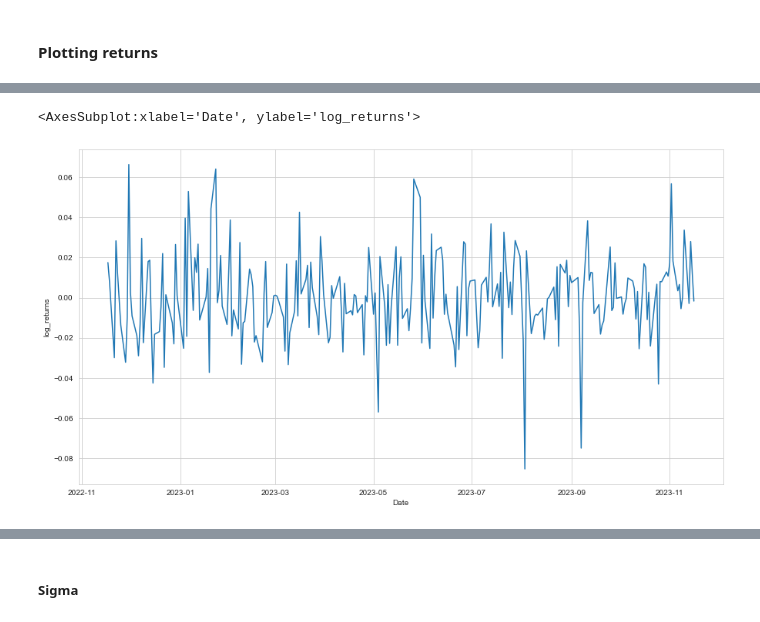
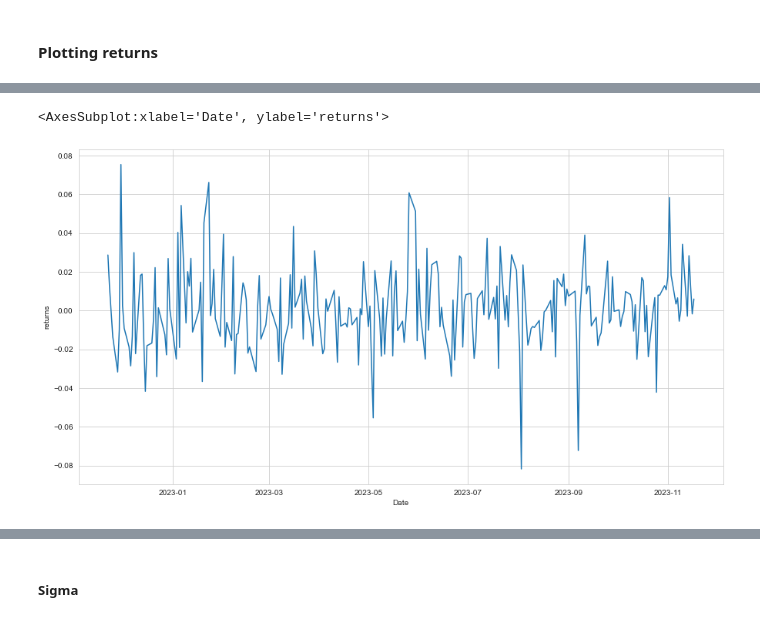
Before and after one commit to shaliniscode/option-pricing, a Jupyter notebook: Black_scholes_model.ipynb, the cells around one changed output, grey strips where cells are left out. Drawn from its saved outputs; the diff is of its cells as text; code cells hidden in the pictures.

```diff
--- a/Black_scholes_model.ipynb
+++ b/Black_scholes_model.ipynb
@@ -129,10 +129,10 @@ sns.lineplot(data = df_returns['Adj Close'] )
 # %%
 #Visualizing log return
 plt.figure(figsize=(15,8))
-sns.lineplot(data = df_returns['log_returns'])
+sns.lineplot(data = df_returns['returns'])
 # %% [output]
-<AxesSubplot:xlabel='Date', ylabel='log_returns'>
+<AxesSubplot:xlabel='Date', ylabel='returns'>
-[figure, old version]
+[figure, new version]
 # %%
 #Visualizing return
 plt.figure(figsize=(15,8))
```
Also changed, not shown: parts of 16 cells of this notebook.
